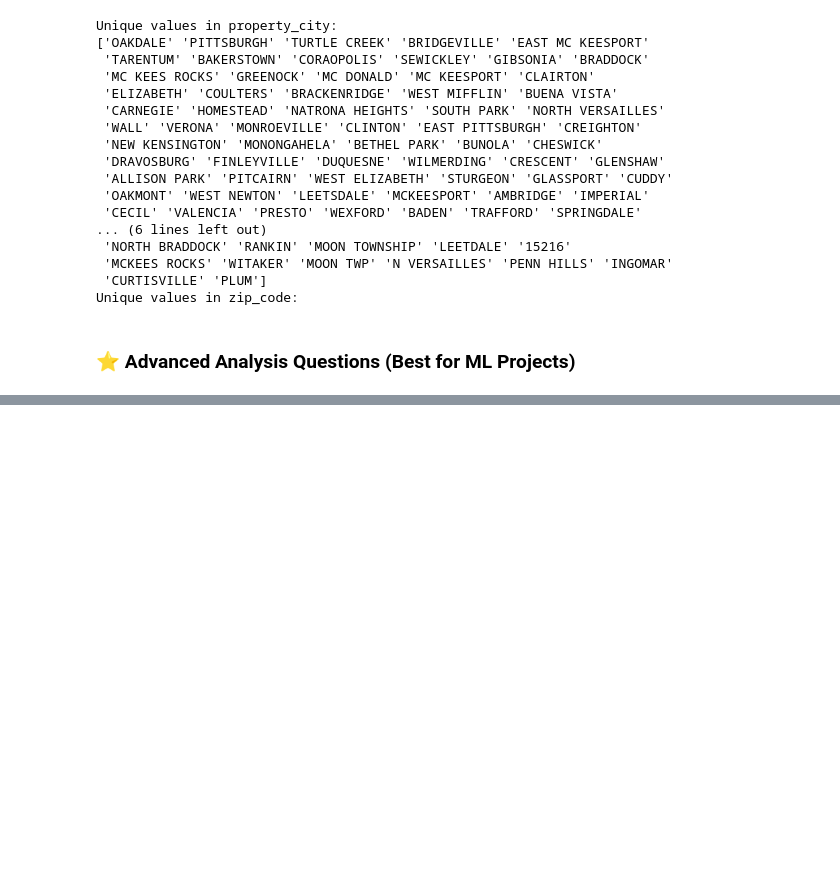
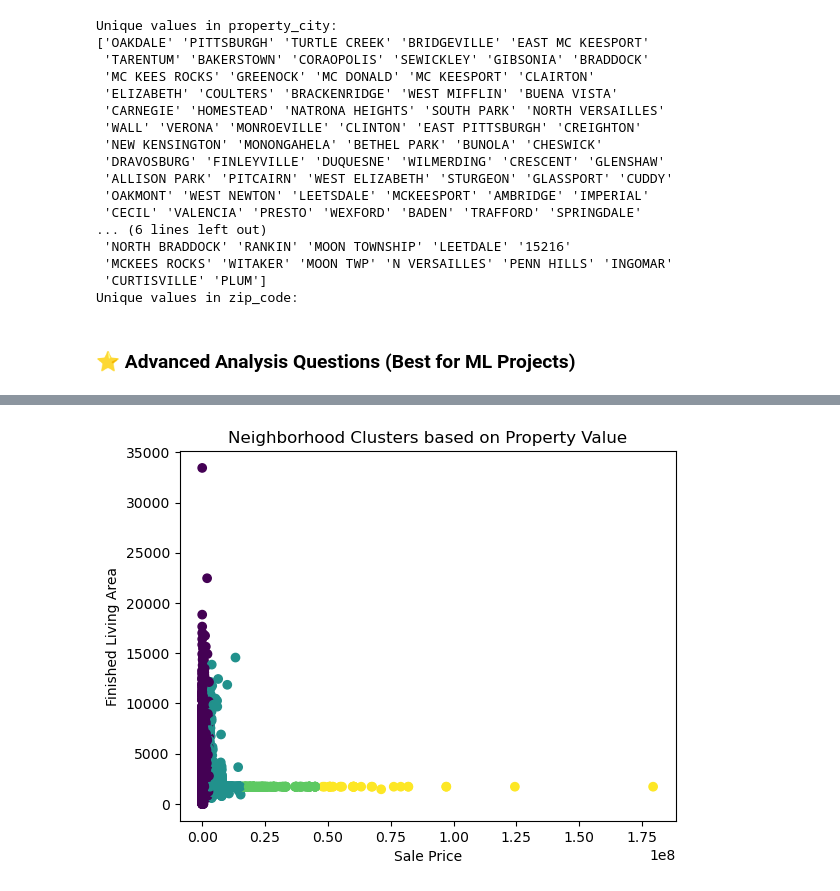
Before and after one commit to ussamasaeed/Allegheny-County-Property-Sale-analysis, a Jupyter notebook: analysis.ipynb, the cells around one changed output, grey strips where cells are left out. Cells and saved outputs as stored; diff of their text form; code cells hidden in the pictures; blank space fills up the shorter version.

```diff
--- a/analysis.ipynb
+++ b/analysis.ipynb
@@ -1056,0 +1100,25 @@ Unique values in zip_code:
+# %%
+# 56. Can we **cluster neighborhoods based on property value**?
+
+import matplotlib.pyplot as plt
+from sklearn.cluster import KMeans
+
+
+# Select features for clustering
+clustering_features = ['sale_price', 'finished_living_area', 'bedrooms', 'total_rooms', 'lot_area']
+
+# Prepare the data
+X_cluster = df[clustering_features]
+
+# Apply K-means clustering
+kmeans = KMeans(n_clusters=5, random_state=42)
+df['neighborhood_cluster'] = kmeans.fit_predict(X_cluster)
+
+# Visualize the clusters
+plt.scatter(df['sale_price'], df['finished_living_area'], c=df['neighborhood_cluster'], cmap='viridis')
+plt.xlabel('Sale Price')
+plt.ylabel('Finished Living Area')
+plt.title('Neighborhood Clusters based on Property Value')
+plt.show()
+# %% [output]
+[figure, added]
```
Also changed, not shown: parts of 4 cells of this notebook.
